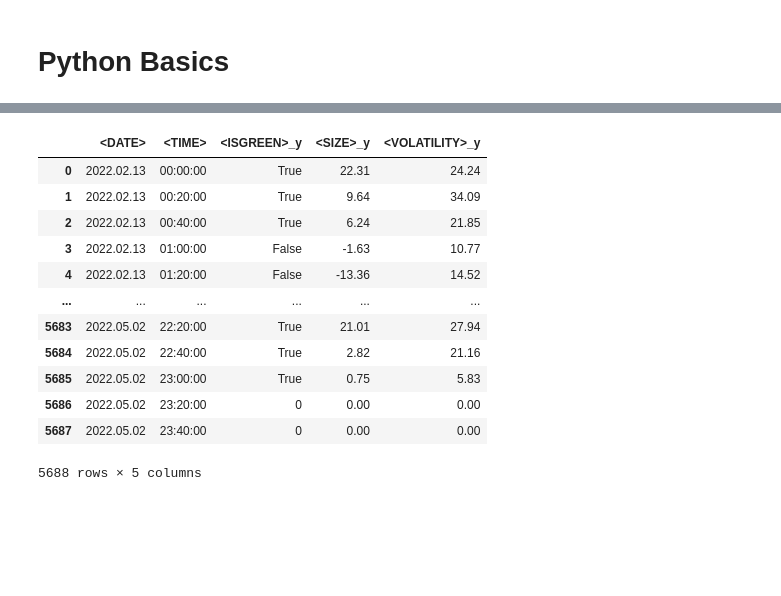
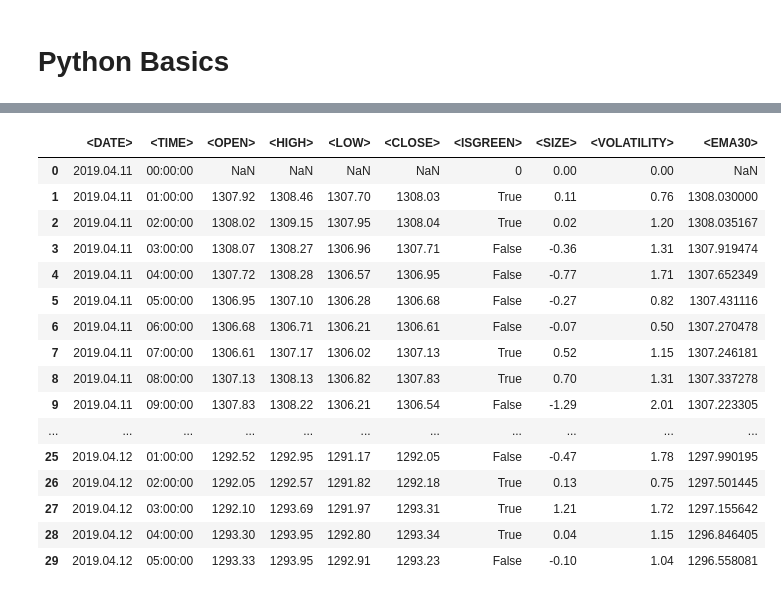
Before and after one commit to alint77/Candles-ProbCheck, a Jupyter notebook: PropCheck.ipynb, the cells around one changed output, grey strips where cells are left out. Saved outputs shown, nothing was run; the diff lists cells and outputs as text; code cells hidden in the pictures; blank space fills up the shorter version.

Commit message:
added example dataset + modified dataframe

```diff
--- a/PropCheck.ipynb
+++ b/PropCheck.ipynb
@@ -6,7 +6,8 @@ import numpy as np
 import matplotlib.pyplot as plt
 import seaborn as sns
 
-csvFileAddress = input('Enter CSV File Address:')
+
+csvFileAddress = input('Enter Metatrader5 CSV export File Address:')
 
 DJ = pd.read_csv(csvFileAddress,delim_whitespace=True)
 
@@ -18,5 +19,5 @@ DJ['<ISGREEN>'] =  DJ['<CLOSE>'] > DJ['<OPEN>']
 DJ['<SIZE>'] =  DJ['<CLOSE>'] - DJ['<OPEN>']
 DJ['<VOLATILITY>'] =  DJ['<HIGH>'] - DJ['<LOW>']
 
-DJ.drop(['<HIGH>','<LOW>','<TICKVOL>','<VOL>','<SPREAD>'],axis=1,inplace=True)
+DJ.drop(['<TICKVOL>','<VOL>','<SPREAD>'],axis=1,inplace=True)
 # %%
@@ -51,24 +62,32 @@ for i in range(uniqueDaysCount):
 # %%
+
 newestDF = newDF.merge(DJ,on=['<DATE>','<TIME>'],how='left')
 
-newestDF.drop(columns=['<OPEN>_x','<CLOSE>_x','<SIZE>_x','<VOLATILITY>_x','<ISGREEN>_x','<CLOSE>_y','<OPEN>_y'],inplace=True)
-newestDF['<ISGREEN>_y'] = newestDF['<ISGREEN>_y'].fillna(0)
-newestDF['<SIZE>_y'] = newestDF['<SIZE>_y'].fillna(0)
-newestDF['<VOLATILITY>_y'] = newestDF['<VOLATILITY>_y'].fillna(0)
+# newestDF.drop(columns=['<OPEN>_x','<CLOSE>_x','<SIZE>_x','<VOLATILITY>_x','<ISGREEN>_x'],inplace=True)
+newestDF['<ISGREEN>'].fillna(0,inplace=True)
+newestDF['<SIZE>'].fillna(0,inplace=True)
+newestDF['<VOLATILITY>'].fillna(0,inplace=True)
+newestDF['<EMA30>']= newestDF['<CLOSE>'].ewm(span=30).mean()
-# %% [output]
-|  | <DATE> | <TIME> | <ISGREEN>_y | <SIZE>_y | <VOLATILITY>_y |
-| 0 | 2022.02.13 | 00:00:00 | True | 22.31 | 24.24 |
-| 1 | 2022.02.13 | 00:20:00 | True | 9.64 | 34.09 |
-| 2 | 2022.02.13 | 00:40:00 | True | 6.24 | 21.85 |
-| 3 | 2022.02.13 | 01:00:00 | False | -1.63 | 10.77 |
-| 4 | 2022.02.13 | 01:20:00 | False | -13.36 | 14.52 |
-| ... | ... | ... | ... | ... | ... |
-| 5683 | 2022.05.02 | 22:20:00 | True | 21.01 | 27.94 |
-| 5684 | 2022.05.02 | 22:40:00 | True | 2.82 | 21.16 |
-| 5685 | 2022.05.02 | 23:00:00 | True | 0.75 | 5.83 |
-| 5686 | 2022.05.02 | 23:20:00 | 0 | 0.00 | 0.00 |
-| 5687 | 2022.05.02 | 23:40:00 | 0 | 0.00 | 0.00 |
-5688 rows × 5 columns
+# %%
+newestDF.head(10)
+# %% [output]
+|  | <DATE> | <TIME> | <OPEN> | <HIGH> | <LOW> | <CLOSE> | <ISGREEN> | <SIZE> | <VOLATILITY> | <EMA30> |
+| 0 | 2019.04.11 | 00:00:00 | NaN | NaN | NaN | NaN | 0 | 0.00 | 0.00 | NaN |
+| 1 | 2019.04.11 | 01:00:00 | 1307.92 | 1308.46 | 1307.70 | 1308.03 | True | 0.11 | 0.76 | 1308.030000 |
+| 2 | 2019.04.11 | 02:00:00 | 1308.02 | 1309.15 | 1307.95 | 1308.04 | True | 0.02 | 1.20 | 1308.035167 |
+| 3 | 2019.04.11 | 03:00:00 | 1308.07 | 1308.27 | 1306.96 | 1307.71 | False | -0.36 | 1.31 | 1307.919474 |
+| 4 | 2019.04.11 | 04:00:00 | 1307.72 | 1308.28 | 1306.57 | 1306.95 | False | -0.77 | 1.71 | 1307.652349 |
+| 5 | 2019.04.11 | 05:00:00 | 1306.95 | 1307.10 | 1306.28 | 1306.68 | False | -0.27 | 0.82 | 1307.431116 |
+| 6 | 2019.04.11 | 06:00:00 | 1306.68 | 1306.71 | 1306.21 | 1306.61 | False | -0.07 | 0.50 | 1307.270478 |
+| 7 | 2019.04.11 | 07:00:00 | 1306.61 | 1307.17 | 1306.02 | 1307.13 | True | 0.52 | 1.15 | 1307.246181 |
+| 8 | 2019.04.11 | 08:00:00 | 1307.13 | 1308.13 | 1306.82 | 1307.83 | True | 0.70 | 1.31 | 1307.337278 |
+| 9 | 2019.04.11 | 09:00:00 | 1307.83 | 1308.22 | 1306.21 | 1306.54 | False | -1.29 | 2.01 | 1307.223305 |
+| ... | ... | ... | ... | ... | ... | ... | ... | ... | ... | ... |
+| 25 | 2019.04.12 | 01:00:00 | 1292.52 | 1292.95 | 1291.17 | 1292.05 | False | -0.47 | 1.78 | 1297.990195 |
+| 26 | 2019.04.12 | 02:00:00 | 1292.05 | 1292.57 | 1291.82 | 1292.18 | True | 0.13 | 0.75 | 1297.501445 |
+| 27 | 2019.04.12 | 03:00:00 | 1292.10 | 1293.69 | 1291.97 | 1293.31 | True | 1.21 | 1.72 | 1297.155642 |
+| 28 | 2019.04.12 | 04:00:00 | 1293.30 | 1293.95 | 1292.80 | 1293.34 | True | 0.04 | 1.15 | 1296.846405 |
+| 29 | 2019.04.12 | 05:00:00 | 1293.33 | 1293.95 | 1292.91 | 1293.23 | False | -0.10 | 1.04 | 1296.558081 |
 # %%
 list = []
 for i in range(len(newestDF)):
```
Also changed, not shown: parts of 8 cells of this notebook, 1 other file.
